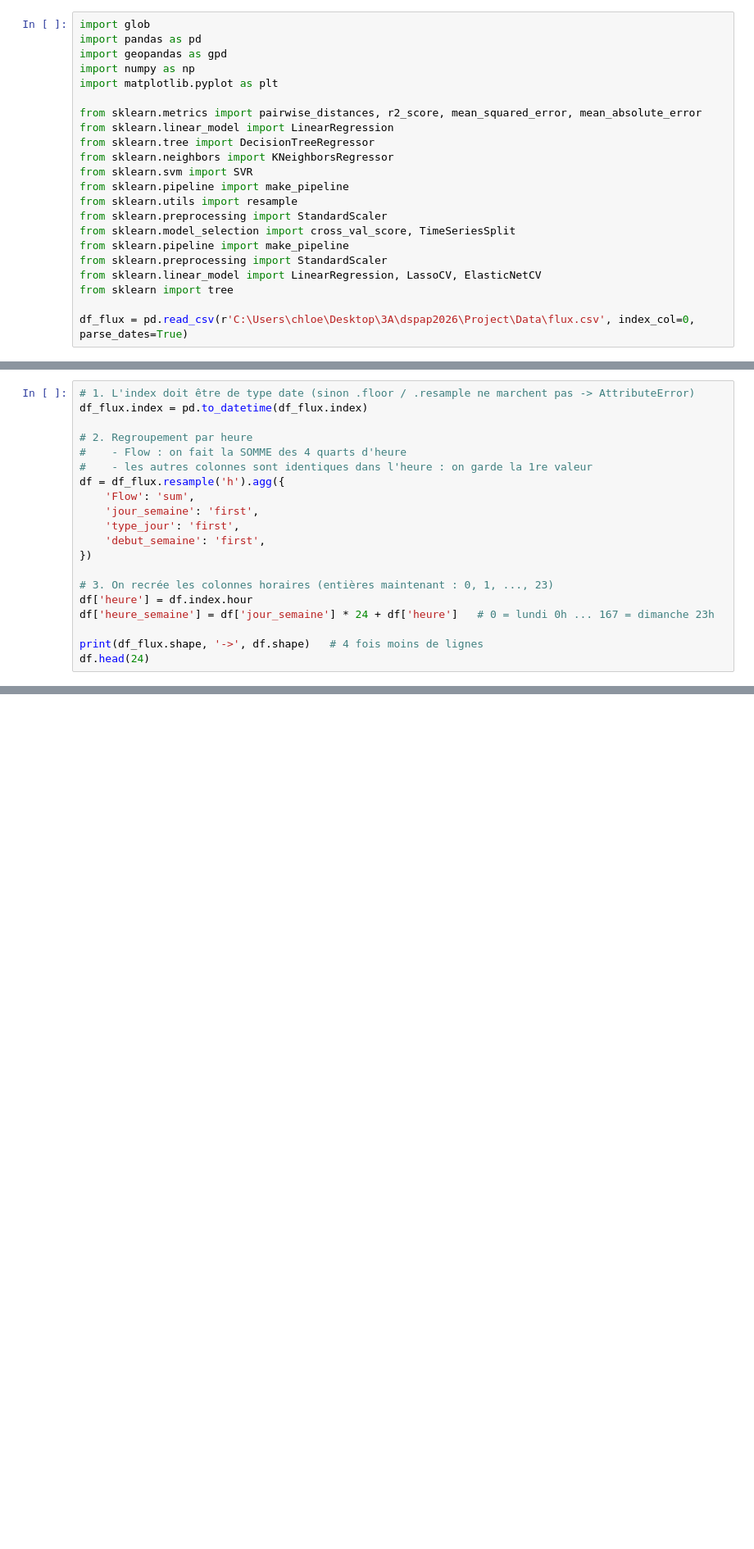
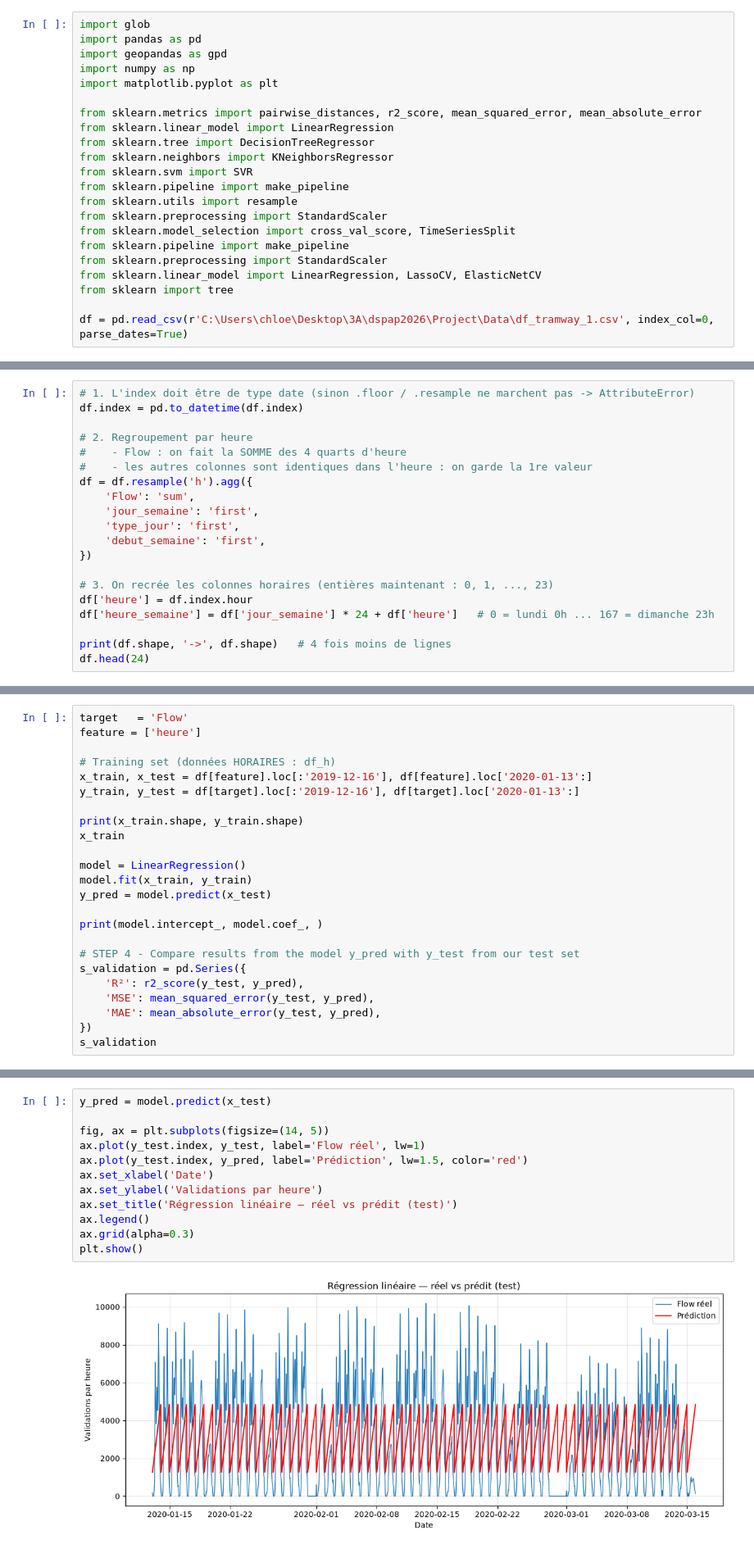
Before and after one commit to chloeruiz0300/Project, a Jupyter notebook: Notebooks/First_model.ipynb, the cells around one changed output, grey strips where cells are left out. Shown at 82% size. Saved outputs shown, nothing was run; the diff lists cells and outputs as text; blank space fills up the shorter version.

```diff
--- a/Notebooks/First_model.ipynb
+++ b/Notebooks/First_model.ipynb
@@ -21,4 +21,4 @@ from sklearn.preprocessing import StandardScaler
 from sklearn.linear_model import LinearRegression, LassoCV, ElasticNetCV
 from sklearn import tree
 
-df_flux = pd.read_csv(r'C:\Users\chloe\Desktop\3A\dspap2026\Project\Data\flux.csv', index_col=0, parse_dates=True)
+df = pd.read_csv(r'C:\Users\chloe\Desktop\3A\dspap2026\Project\Data\df_tramway_1.csv', index_col=0, parse_dates=True)
@@ -27,11 +38,11 @@ df_flux = pd.read_csv(r'C:\Users\chloe\Desktop\3A\dspap2026\Project\Data\flux.cs
 # %%
 # 1. L'index doit être de type date (sinon .floor / .resample ne marchent pas -> AttributeError)
-df_flux.index = pd.to_datetime(df_flux.index)
+df.index = pd.to_datetime(df.index)
 
 # 2. Regroupement par heure
 #    - Flow : on fait la SOMME des 4 quarts d'heure
 #    - les autres colonnes sont identiques dans l'heure : on garde la 1re valeur
-df = df_flux.resample('h').agg({
+df = df.resample('h').agg({
     'Flow': 'sum',
     'jour_semaine': 'first',
     'type_jour': 'first',
@@ -42,6 +53,6 @@ df = df_flux.resample('h').agg({
 df['heure'] = df.index.hour
 df['heure_semaine'] = df['jour_semaine'] * 24 + df['heure']   # 0 = lundi 0h ... 167 = dimanche 23h
 
-print(df_flux.shape, '->', df.shape)   # 4 fois moins de lignes
+print(df.shape, '->', df.shape)   # 4 fois moins de lignes
 df.head(24)
 # %% [output]
@@ -67,0 +62,24 @@ df.head(24)
+# %%
+target   = 'Flow'
+feature = ['heure']
+
+# Training set (données HORAIRES : df_h)
+x_train, x_test = df[feature].loc[:'2019-12-16'], df[feature].loc['2020-01-13':]
+y_train, y_test = df[target].loc[:'2019-12-16'], df[target].loc['2020-01-13':]
+
+print(x_train.shape, y_train.shape)
+x_train
+
+model = LinearRegression()
+model.fit(x_train, y_train)
+y_pred = model.predict(x_test)
+
+print(model.intercept_, model.coef_, )
+
+# STEP 4 - Compare results from the model y_pred with y_test from our test set
+s_validation = pd.Series({
+    'R²': r2_score(y_test, y_pred),
+    'MSE': mean_squared_error(y_test, y_pred),
+    'MAE': mean_absolute_error(y_test, y_pred),
+})
+s_validation
@@ -68 +93,15 @@ df.head(24)
+# %%
+y_pred = model.predict(x_test)
+
+fig, ax = plt.subplots(figsize=(14, 5))
+ax.plot(y_test.index, y_test, label='Flow réel', lw=1)
+ax.plot(y_test.index, y_pred, label='Prédiction', lw=1.5, color='red')
+ax.set_xlabel('Date')
+ax.set_ylabel('Validations par heure')
+ax.set_title('Régression linéaire — réel vs prédit (test)')
+ax.legend()
+ax.grid(alpha=0.3)
+plt.show()
+# %% [output]
+[figure, added]
 # %% [markdown]
```
Also changed, not shown: parts of 11 cells of this notebook, 2 other files.
